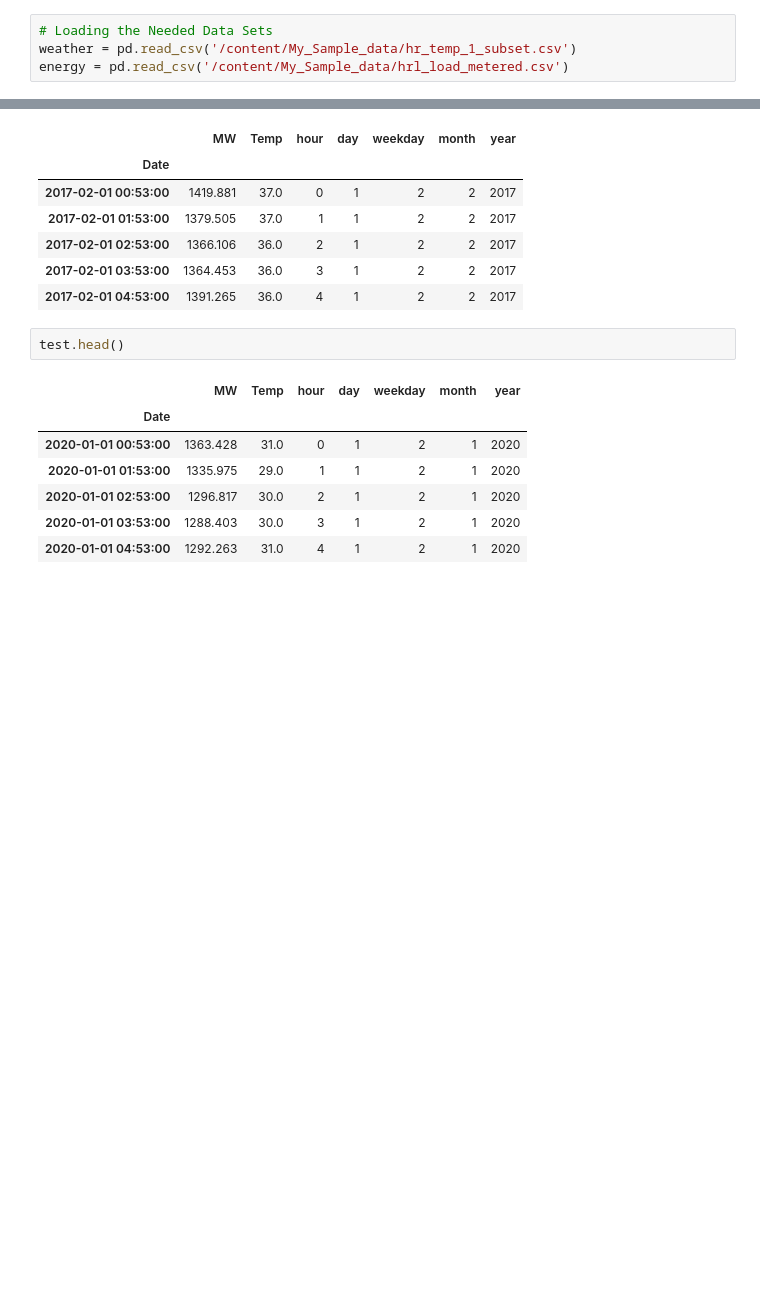
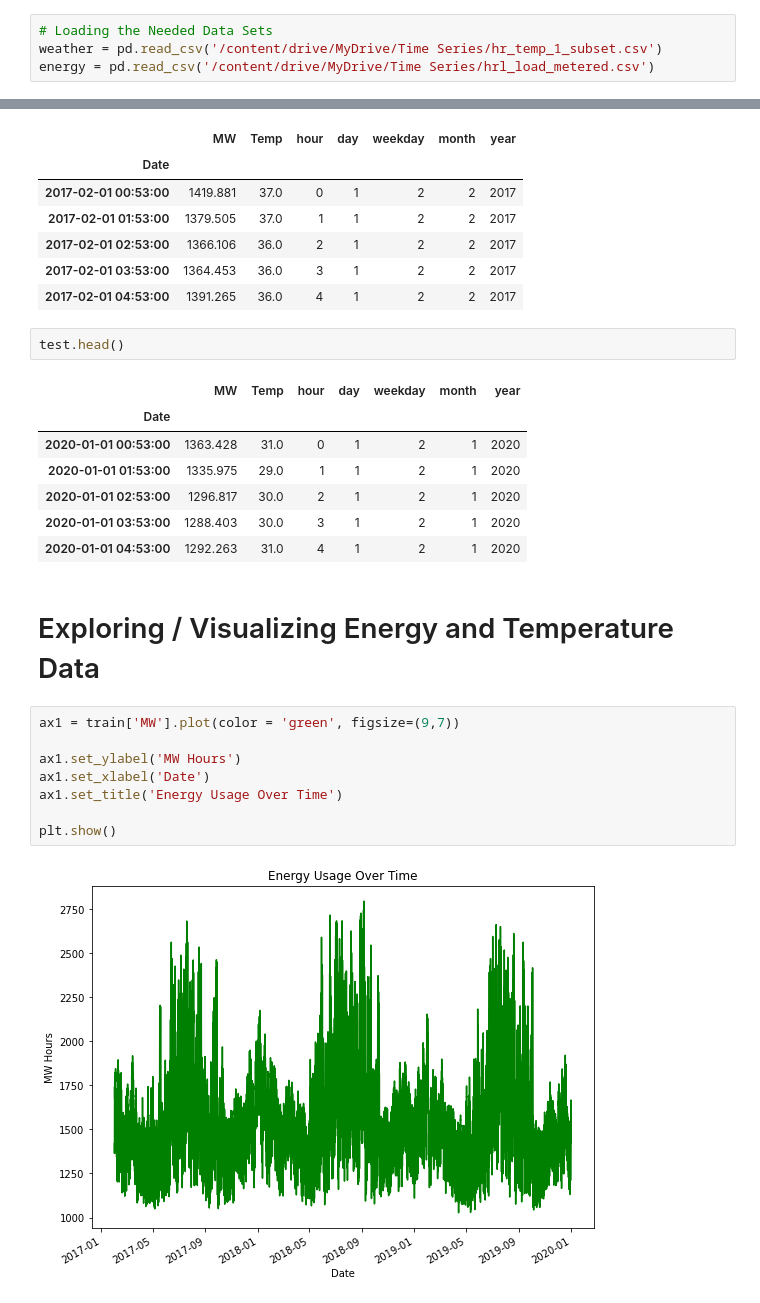
Before and after one commit to BundeAmos/Time_Series, a Jupyter notebook: Forecasting_Energy_Demand.ipynb, the cells around one changed output, grey strips where cells are left out. Drawn from its saved outputs; the diff is of its cells as text; blank space fills up the shorter version.

```diff
--- a/Forecasting_Energy_Demand.ipynb
+++ b/Forecasting_Energy_Demand.ipynb
@@ -27,8 +35,8 @@ import matplotlib.pyplot as plt
 # Preparing the Energy and Temperature Data
 # %%
 # Loading the Needed Data Sets
-weather = pd.read_csv('/content/My_Sample_data/hr_temp_1_subset.csv')
-energy = pd.read_csv('/content/My_Sample_data/hrl_load_metered.csv')
+weather = pd.read_csv('/content/drive/MyDrive/Time Series/hr_temp_1_subset.csv')
+energy = pd.read_csv('/content/drive/MyDrive/Time Series/hrl_load_metered.csv')
 # %%
 weather.head()
 # %% [output]
@@ -121,3 +129,15 @@ test.head()
 | 2020-01-01 02:53:00 | 1296.817 | 30.0 | 2 | 1 | 2 | 1 | 2020 |
 | 2020-01-01 03:53:00 | 1288.403 | 30.0 | 3 | 1 | 2 | 1 | 2020 |
 | 2020-01-01 04:53:00 | 1292.263 | 31.0 | 4 | 1 | 2 | 1 | 2020 |
+# %% [markdown]
+ # Exploring / Visualizing Energy and Temperature Data
+# %%
+ax1 = train['MW'].plot(color = 'green', figsize=(9,7))
+
+ax1.set_ylabel('MW Hours')
+ax1.set_xlabel('Date')
+ax1.set_title('Energy Usage Over Time')
+
+plt.show()
+# %% [output]
+[figure, added]
```
Also changed, not shown: parts of 11 cells of this notebook.
